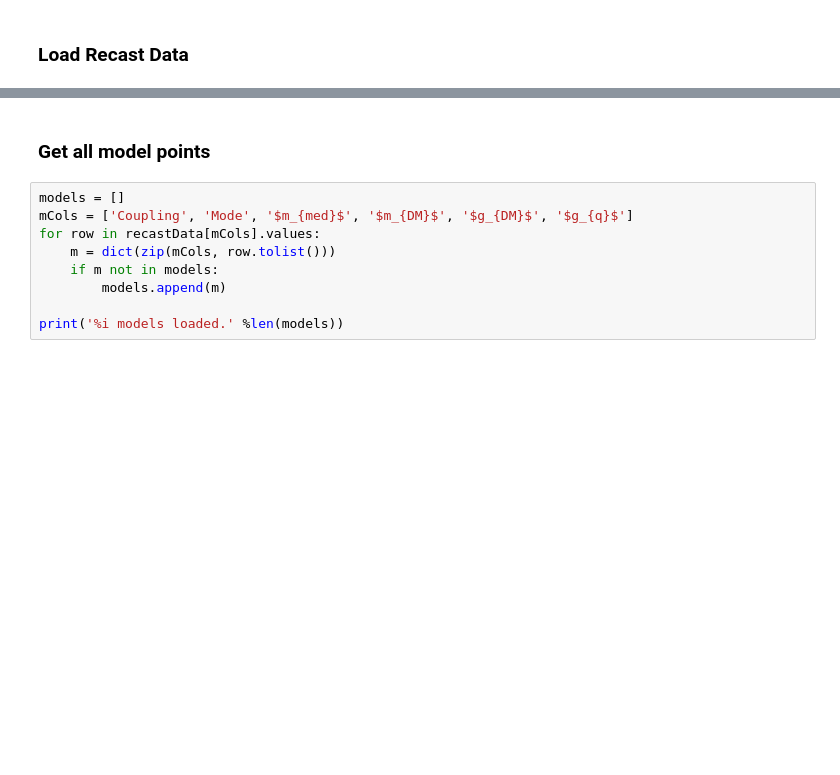
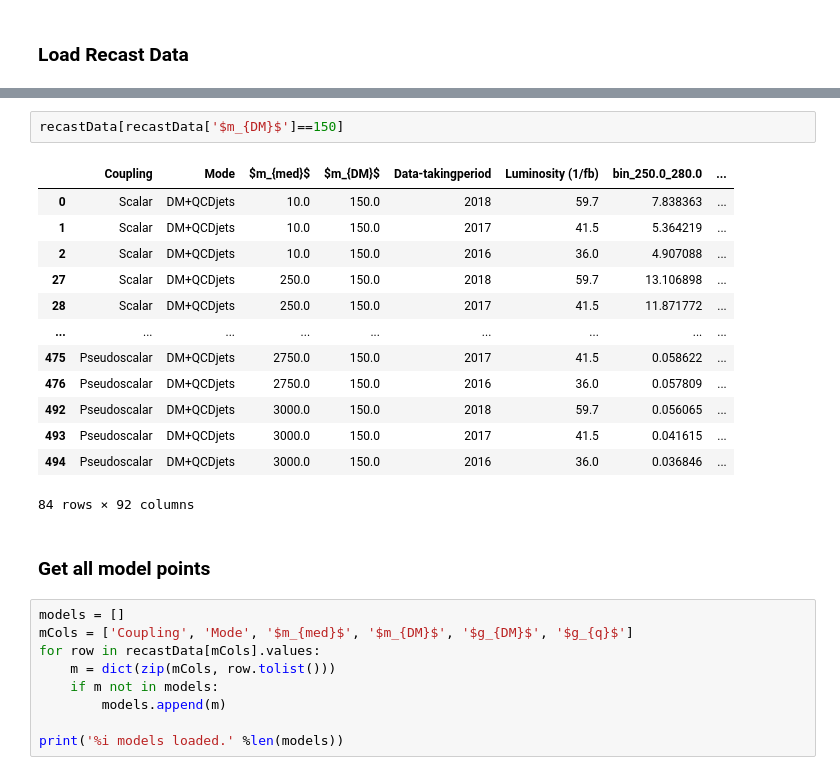
Before and after one commit to andlessa/MonoXSMS, a Jupyter notebook: notebooks/obtainEfficiencies-Copy2.ipynb, the cells around one changed output, grey strips where cells are left out. Cells and saved outputs as stored; diff of their text form; blank space fills up the shorter version.

```diff
--- a/notebooks/obtainEfficiencies-Copy2.ipynb
+++ b/notebooks/obtainEfficiencies-Copy2.ipynb
@@ -66,3 +60,19 @@ recastData
+# %%
+recastData[recastData['$m_{DM}$']==150]
+# %% [output]
+|  | Coupling | Mode | $m_{med}$ | $m_{DM}$ | Data-takingperiod | Luminosity (1/fb) | bin_250.0_280.0 | ... |
+| 0 | Scalar | DM+QCDjets | 10.0 | 150.0 | 2018 | 59.7 | 7.838363 | ... |
+| 1 | Scalar | DM+QCDjets | 10.0 | 150.0 | 2017 | 41.5 | 5.364219 | ... |
+| 2 | Scalar | DM+QCDjets | 10.0 | 150.0 | 2016 | 36.0 | 4.907088 | ... |
+| 27 | Scalar | DM+QCDjets | 250.0 | 150.0 | 2018 | 59.7 | 13.106898 | ... |
+| 28 | Scalar | DM+QCDjets | 250.0 | 150.0 | 2017 | 41.5 | 11.871772 | ... |
+| ... | ... | ... | ... | ... | ... | ... | ... | ... |
+| 475 | Pseudoscalar | DM+QCDjets | 2750.0 | 150.0 | 2017 | 41.5 | 0.058622 | ... |
+| 476 | Pseudoscalar | DM+QCDjets | 2750.0 | 150.0 | 2016 | 36.0 | 0.057809 | ... |
+| 492 | Pseudoscalar | DM+QCDjets | 3000.0 | 150.0 | 2018 | 59.7 | 0.056065 | ... |
+| 493 | Pseudoscalar | DM+QCDjets | 3000.0 | 150.0 | 2017 | 41.5 | 0.041615 | ... |
+| 494 | Pseudoscalar | DM+QCDjets | 3000.0 | 150.0 | 2016 | 36.0 | 0.036846 | ... |
+84 rows × 92 columns
 # %% [markdown]
 ### Get all model points
 # %%
```
Also changed, not shown: parts of 8 cells of this notebook, 11 other files.
